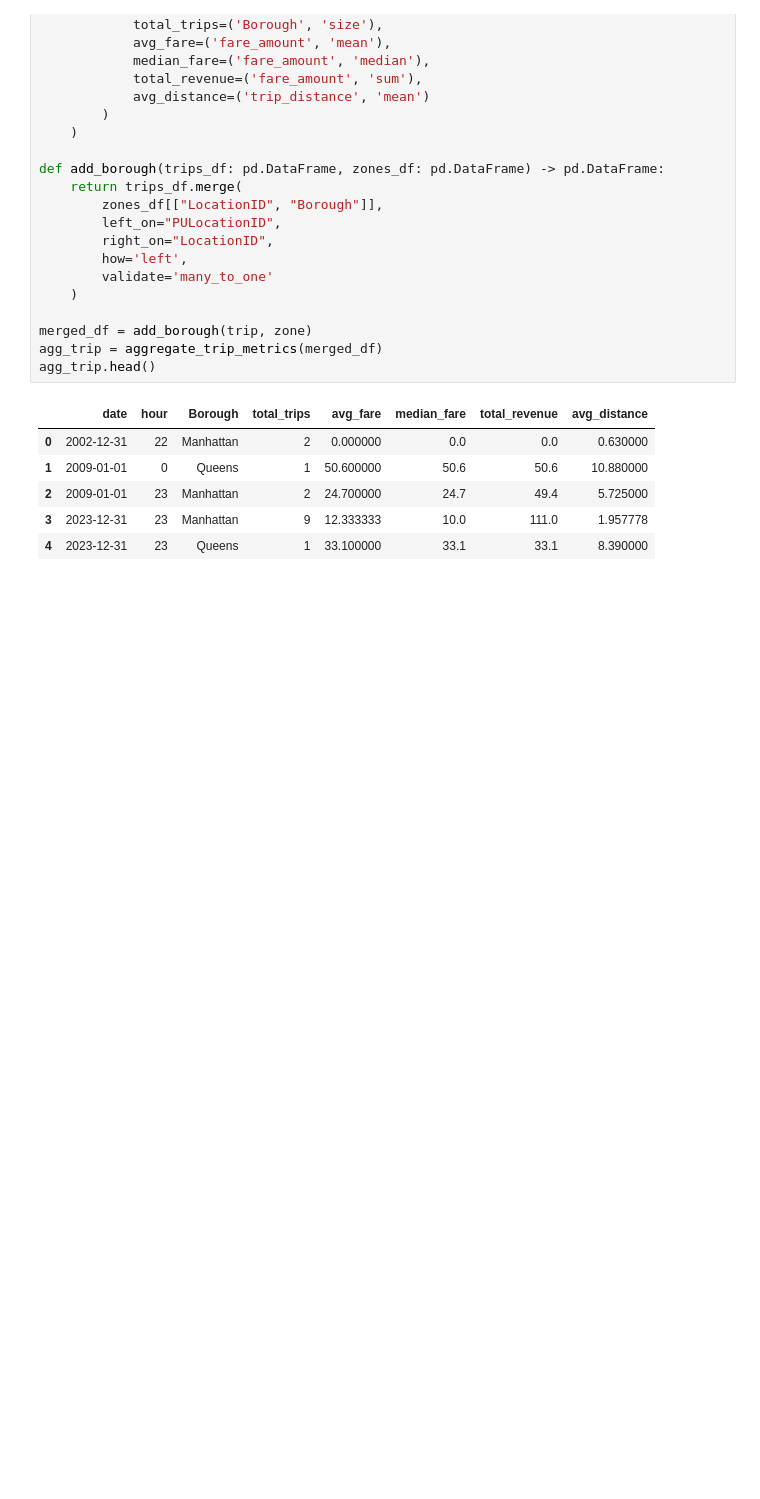
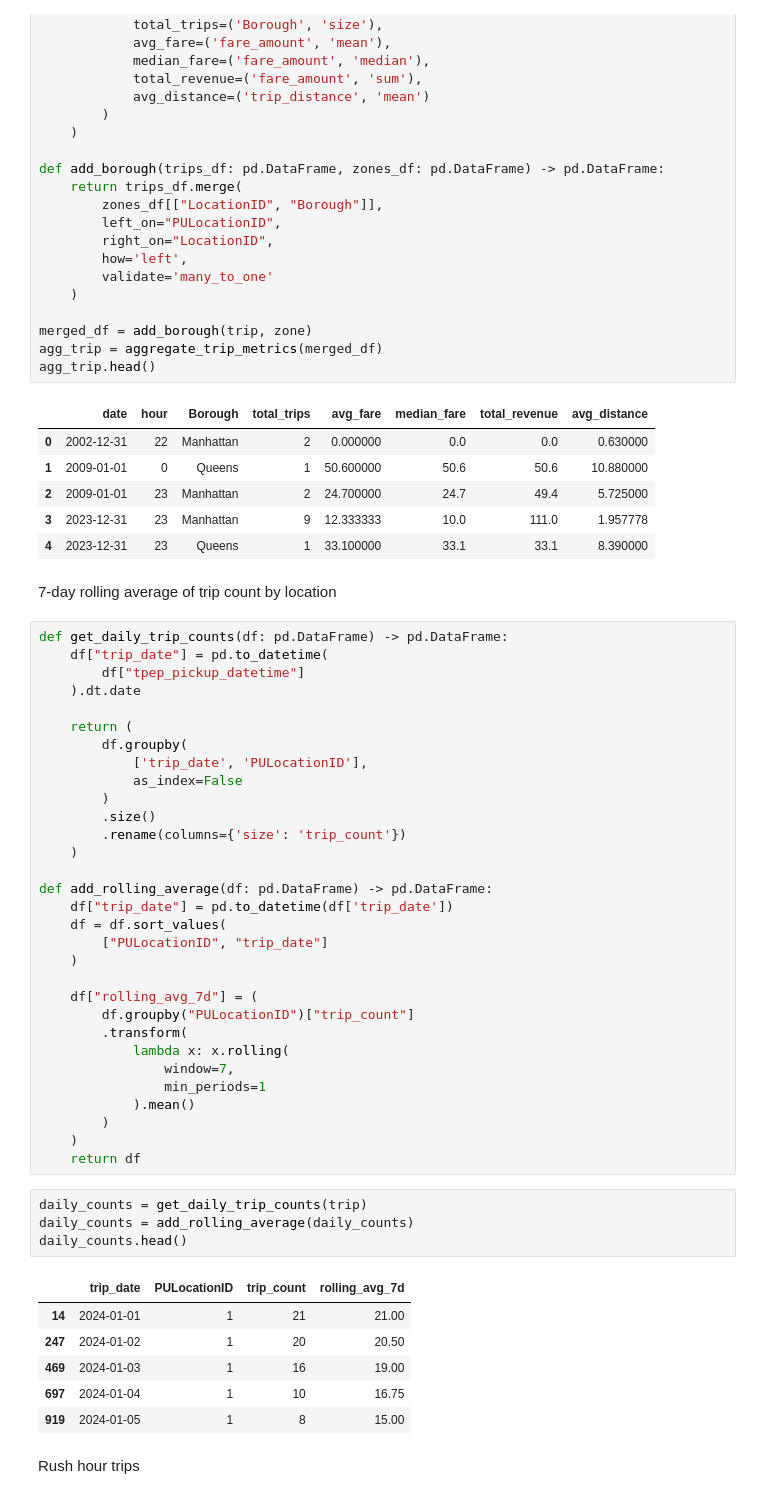
Before and after one commit to mrinalxdey/pyflow-etl-framework, a Jupyter notebook: pyflow/analysis/analysis.ipynb, the cells around one changed output. Saved outputs shown, nothing was run; the diff lists cells and outputs as text; blank space fills up the shorter version.

```diff
--- a/pyflow/analysis/analysis.ipynb
+++ b/pyflow/analysis/analysis.ipynb
@@ -251,3 +252,49 @@ agg_trip.head()
 | 2 | 2009-01-01 | 23 | Manhattan | 2 | 24.700000 | 24.7 | 49.4 | 5.725000 |
 | 3 | 2023-12-31 | 23 | Manhattan | 9 | 12.333333 | 10.0 | 111.0 | 1.957778 |
 | 4 | 2023-12-31 | 23 | Queens | 1 | 33.100000 | 33.1 | 33.1 | 8.390000 |
+# %% [markdown]
+7-day rolling average of trip count by location
+# %%
+def get_daily_trip_counts(df: pd.DataFrame) -> pd.DataFrame:
+    df["trip_date"] = pd.to_datetime(
+        df["tpep_pickup_datetime"]
+    ).dt.date
+
+    return (
+        df.groupby(
+            ['trip_date', 'PULocationID'],
+            as_index=False
+        )
+        .size()
+        .rename(columns={'size': 'trip_count'})
+    )
+
+def add_rolling_average(df: pd.DataFrame) -> pd.DataFrame:
+    df["trip_date"] = pd.to_datetime(df['trip_date'])
+    df = df.sort_values(
+        ["PULocationID", "trip_date"]
+    )
+
+    df["rolling_avg_7d"] = (
+        df.groupby("PULocationID")["trip_count"]
+        .transform(
+            lambda x: x.rolling(
+                window=7,
+                min_periods=1
+            ).mean()
+        )
+    )
+    return df
+# %%
+daily_counts = get_daily_trip_counts(trip)
+daily_counts = add_rolling_average(daily_counts)
+daily_counts.head()
+# %% [output]
+|  | trip_date | PULocationID | trip_count | rolling_avg_7d |
+| 14 | 2024-01-01 | 1 | 21 | 21.00 |
+| 247 | 2024-01-02 | 1 | 20 | 20.50 |
+| 469 | 2024-01-03 | 1 | 16 | 19.00 |
+| 697 | 2024-01-04 | 1 | 10 | 16.75 |
+| 919 | 2024-01-05 | 1 | 8 | 15.00 |
+# %% [markdown]
+Rush hour trips
```
Also changed, not shown: parts of 4 cells of this notebook, 2 other files.
